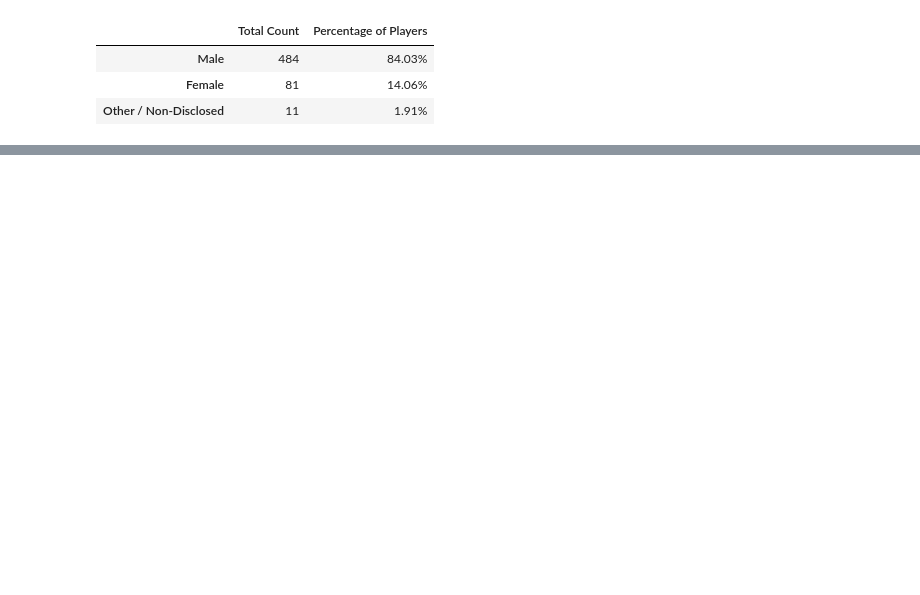
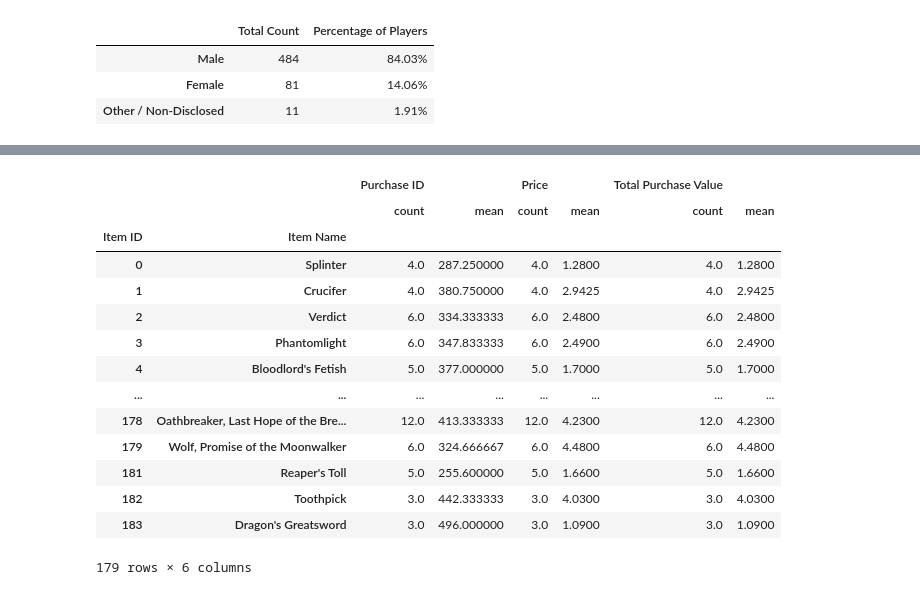
Before and after one commit to IrinaGV/pandas-challenge, a Jupyter notebook: HeroesOfPymoli/HeroesOfPymoli.ipynb, the cells around one changed output, grey strips where cells are left out. Saved outputs shown, nothing was run; the diff lists cells and outputs as text; code cells hidden in the pictures; blank space fills up the shorter version.

```diff
--- a/HeroesOfPymoli/HeroesOfPymoli.ipynb
+++ b/HeroesOfPymoli/HeroesOfPymoli.ipynb
@@ -153,0 +449,20 @@ gender_demographicsDF.head()
+# %%
+grouped_items1DF = purchase_data.groupby(["Item ID","Item Name"])
+# %%
+grouped_items1DF.describe().loc[:,(slice(None),['count','mean'])]
+# %% [output]
+|  |  | Purchase ID |  | Price |  | Total Purchase Value |  |
+|  |  | count | mean | count | mean | count | mean |
+| Item ID | Item Name |  |  |  |  |  |  |
+| 0 | Splinter | 4.0 | 287.250000 | 4.0 | 1.2800 | 4.0 | 1.2800 |
+| 1 | Crucifer | 4.0 | 380.750000 | 4.0 | 2.9425 | 4.0 | 2.9425 |
+| 2 | Verdict | 6.0 | 334.333333 | 6.0 | 2.4800 | 6.0 | 2.4800 |
+| 3 | Phantomlight | 6.0 | 347.833333 | 6.0 | 2.4900 | 6.0 | 2.4900 |
+| 4 | Bloodlord's Fetish | 5.0 | 377.000000 | 5.0 | 1.7000 | 5.0 | 1.7000 |
+| ... | ... | ... | ... | ... | ... | ... | ... |
+| 178 | Oathbreaker, Last Hope of the Bre... | 12.0 | 413.333333 | 12.0 | 4.2300 | 12.0 | 4.2300 |
+| 179 | Wolf, Promise of the Moonwalker | 6.0 | 324.666667 | 6.0 | 4.4800 | 6.0 | 4.4800 |
+| 181 | Reaper's Toll | 5.0 | 255.600000 | 5.0 | 1.6600 | 5.0 | 1.6600 |
+| 182 | Toothpick | 3.0 | 442.333333 | 3.0 | 4.0300 | 3.0 | 4.0300 |
+| 183 | Dragon's Greatsword | 3.0 | 496.000000 | 3.0 | 1.0900 | 3.0 | 1.0900 |
+179 rows × 6 columns
```
Also changed, not shown: parts of 109 cells of this notebook, 1 other file.
